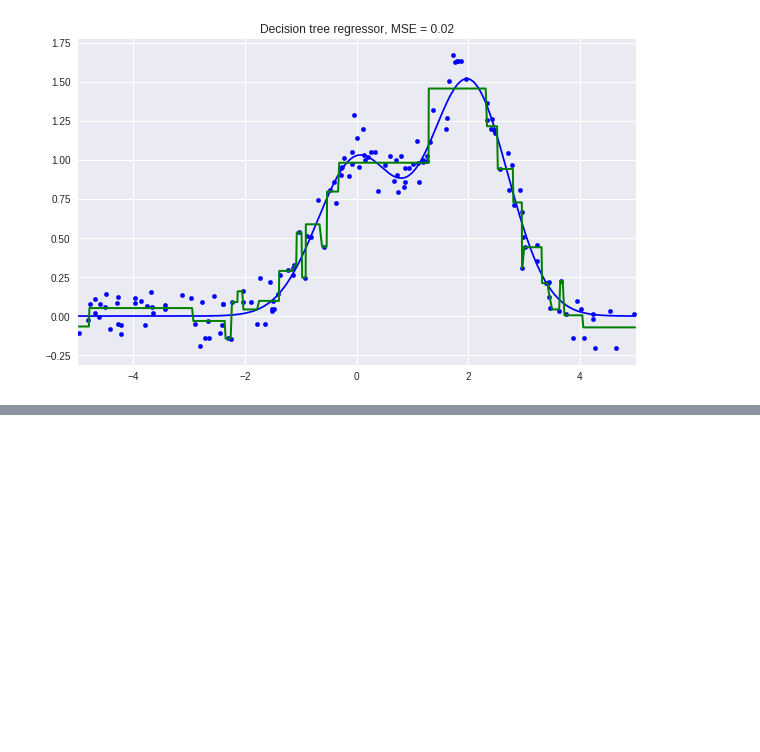
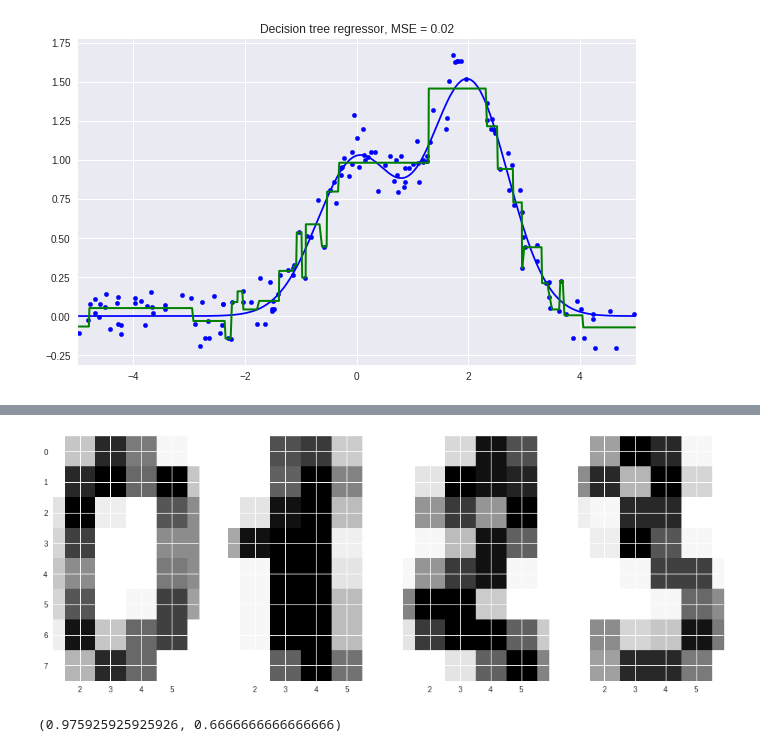
Before and after one commit to ssttv/ml-resources, a Jupyter notebook: classification.ipynb, the cells around one changed output, grey strips where cells are left out. Cells and saved outputs as stored; diff of their text form; code cells hidden in the pictures; blank space fills up the shorter version.

```diff
--- a/classification.ipynb
+++ b/classification.ipynb
@@ -236,0 +422,7 @@ plt.show()
+# %%
+from sklearn.datasets import load_digits
+
+data = load_digits()
+X, y = data.data, data.target
+
+X[0,:].reshape([8,8])
@@ -236,0 +438,6 @@ plt.show()
+# %%
+f, axes = plt.subplots(1, 4, sharey=True, figsize=(16,6))
+for i in range(4):
+    axes[i].imshow(X[i,:].reshape([8,8]), cmap='Greys');
+# %% [output]
+[figure, added]
@@ -236,0 +453,6 @@ plt.show()
+# %%
+tree_pred = tree.predict(X_holdout)
+knn_pred = knn_pipe.predict(X_holdout)
+accuracy_score(y_holdout, knn_pred), accuracy_score(y_holdout, tree_pred) # (0.976, 0.666)
+# %% [output]
+(0.975925925925926, 0.6666666666666666)
```
Also changed, not shown: parts of 26 cells of this notebook.
